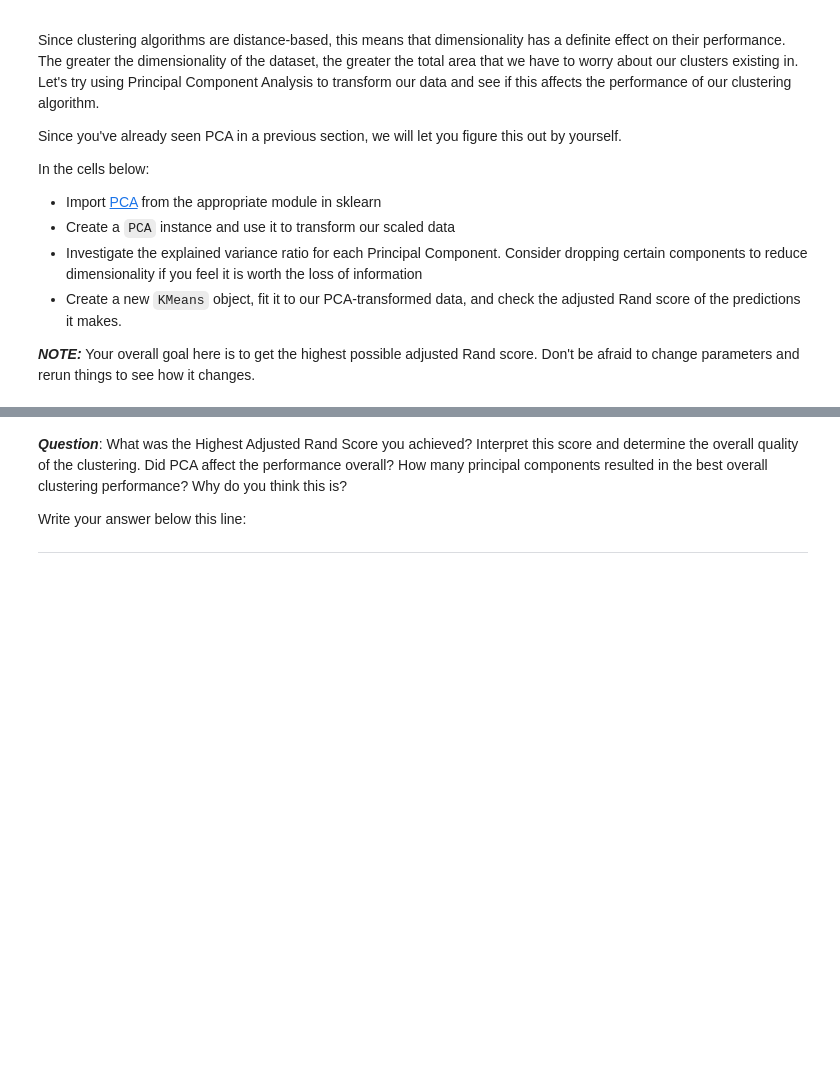
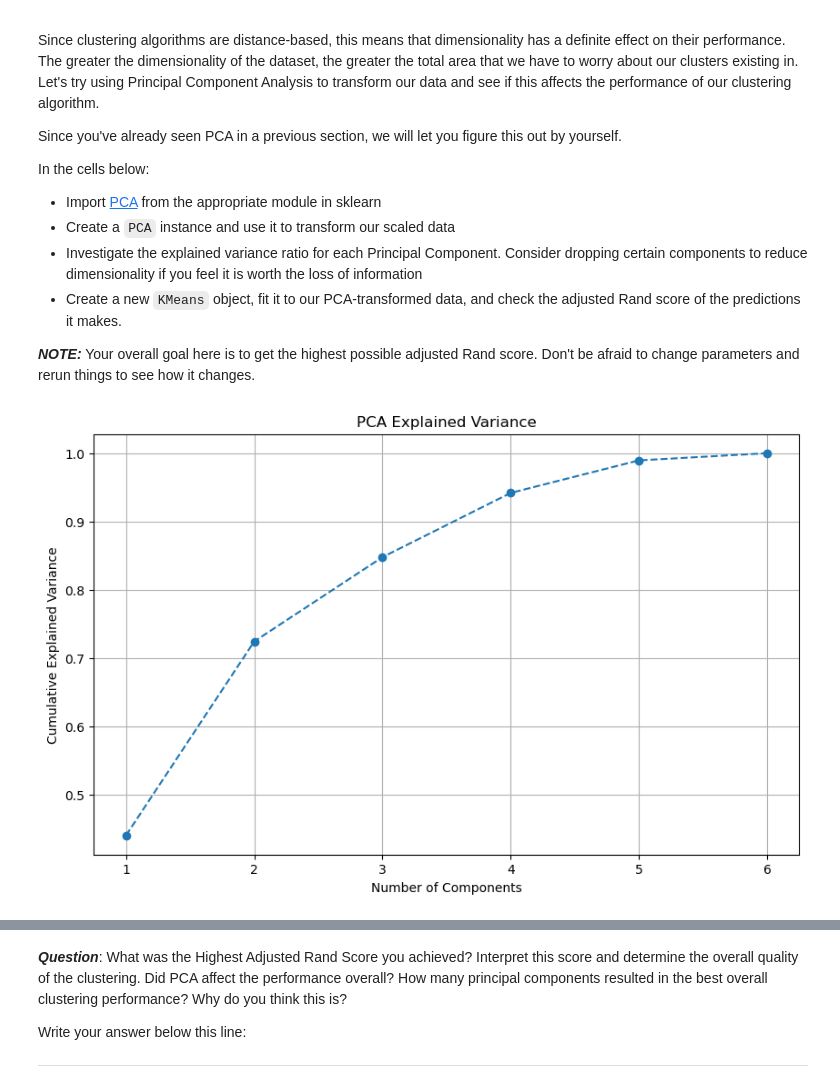
Before and after one commit to M-Nesphory/dsc-market-segmentation-clustering-lab, a Jupyter notebook: index.ipynb, the cells around one changed output, grey strips where cells are left out. Cells and saved outputs as stored; diff of their text form; code cells hidden in the pictures; blank space fills up the shorter version.

```diff
--- a/index.ipynb
+++ b/index.ipynb
@@ -165,4 +165,24 @@ In the cells below:
 * Create a new `KMeans` object, fit it to our PCA-transformed data, and check the adjusted Rand score of the predictions it makes.
 
 **_NOTE:_** Your overall goal here is to get the highest possible adjusted Rand score. Don't be afraid to change parameters and rerun things to see how it changes.
+# %%
+from sklearn.decomposition import PCA
+pca = PCA()
+pca.fit(scaled_df)
+
+explained_var = pca.explained_variance_
+cum_var = np.cumsum(pca.explained_variance_ratio_)
+
+plt.figure(figsize = (10,6))
+plt.plot(range(1, len(explained_var) + 1),
+         cum_var,
+         marker='o',
+         linestyle='--')
+plt.xlabel('Number of Components')
+plt.ylabel('Cumulative Explained Variance')
+plt.title('PCA Explained Variance')
+plt.grid(True)
+plt.show()
+# %% [output]
+[figure, added]
 # %%
```
Also changed, not shown: parts of 4 cells of this notebook.
